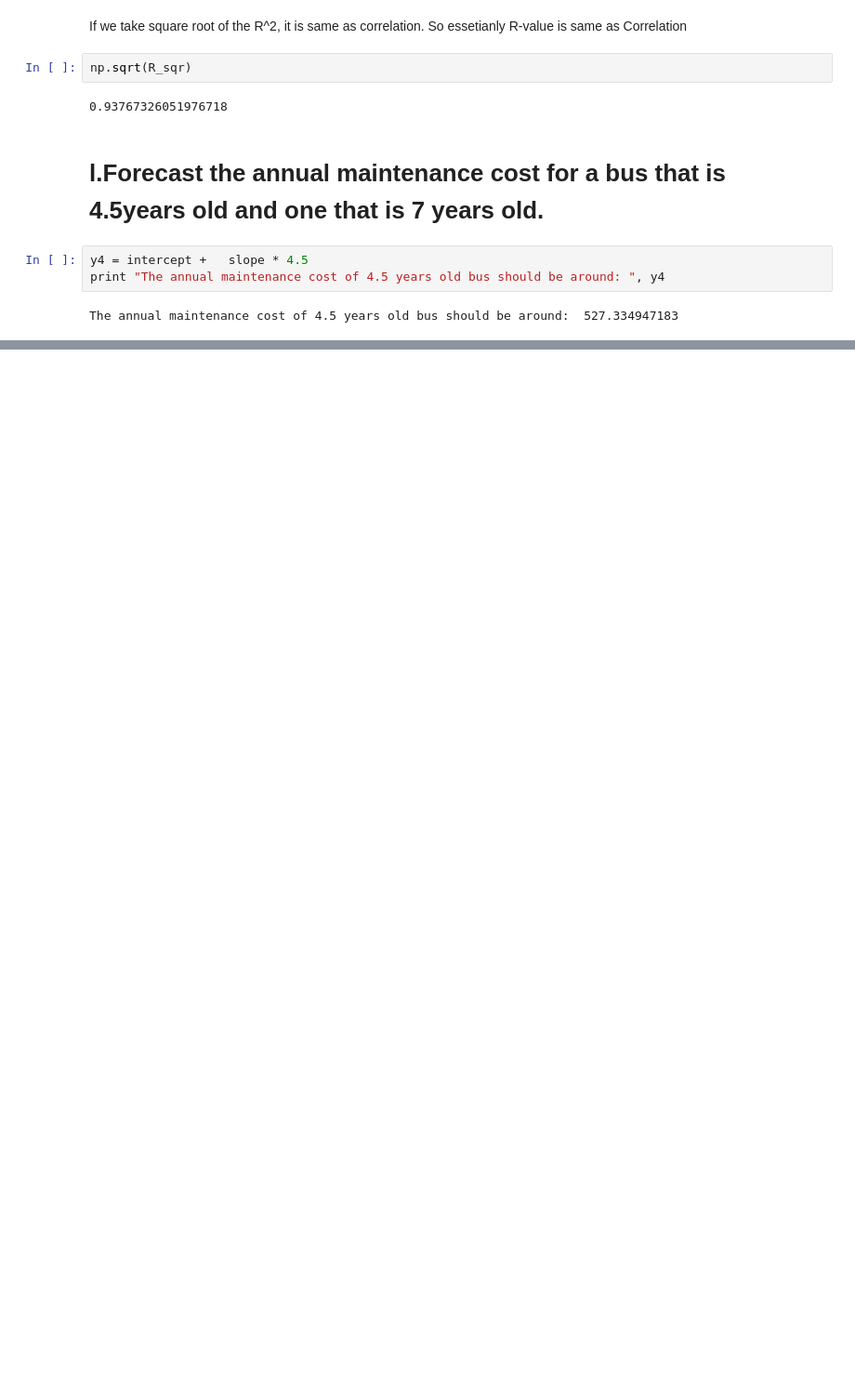
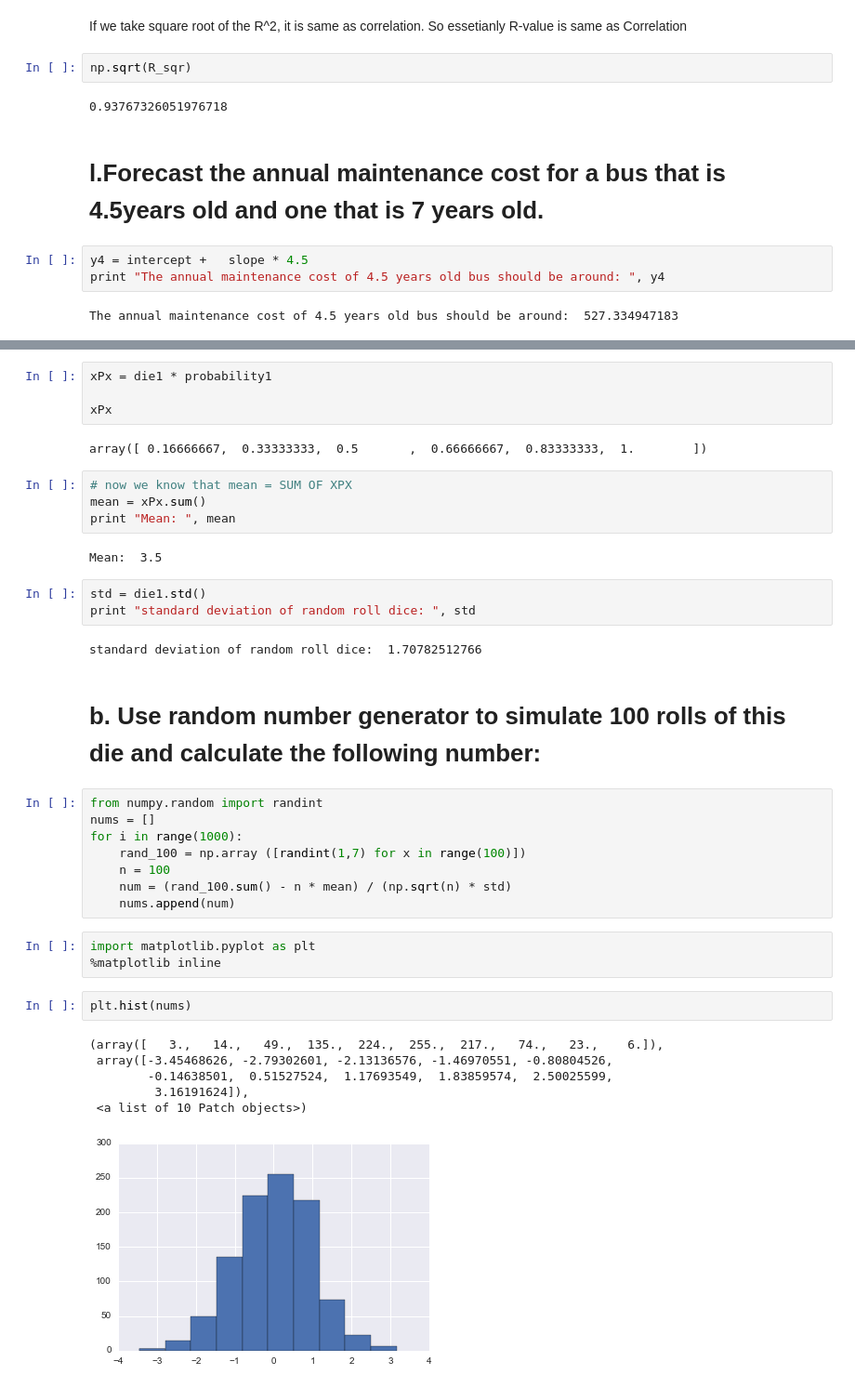
Before and after one commit to dhumindesai/MultivariateAnalysis, a Jupyter notebook: Homework-1.ipynb, the cells around one changed output, grey strips where cells are left out. Shown at 93% size. Drawn from its saved outputs; the diff is of its cells as text; blank space fills up the shorter version.

```diff
--- a/Homework-1.ipynb
+++ b/Homework-1.ipynb
@@ -178,0 +196,39 @@ print "The annual maintenance cost of 4.5 years old bus should be around: ", y4
+# %%
+xPx = die1 * probability1
+
+xPx
+# %% [output]
+array([ 0.16666667,  0.33333333,  0.5       ,  0.66666667,  0.83333333,  1.        ])
+# %%
+# now we know that mean = SUM OF XPX
+mean = xPx.sum()
+print "Mean: ", mean
+# %% [output]
+Mean:  3.5
+# %%
+std = die1.std()
+print "standard deviation of random roll dice: ", std
+# %% [output]
+standard deviation of random roll dice:  1.70782512766
+# %% [markdown]
+# b.	Use random number generator to simulate 100 rolls of this die and calculate the following number:
+# %%
+from numpy.random import randint
+nums = []
+for i in range(1000):
+    rand_100 = np.array ([randint(1,7) for x in range(100)])
+    n = 100
+    num = (rand_100.sum() - n * mean) / (np.sqrt(n) * std)
+    nums.append(num)
+# %%
+import matplotlib.pyplot as plt
+%matplotlib inline
+# %%
+plt.hist(nums)
+# %% [output]
+(array([   3.,   14.,   49.,  135.,  224.,  255.,  217.,   74.,   23.,    6.]),
+ array([-3.45468626, -2.79302601, -2.13136576, -1.46970551, -0.80804526,
+        -0.14638501,  0.51527524,  1.17693549,  1.83859574,  2.50025599,
+         3.16191624]),
+ <a list of 10 Patch objects>)
+[figure, added]
```
Also changed, not shown: parts of 15 cells of this notebook.
